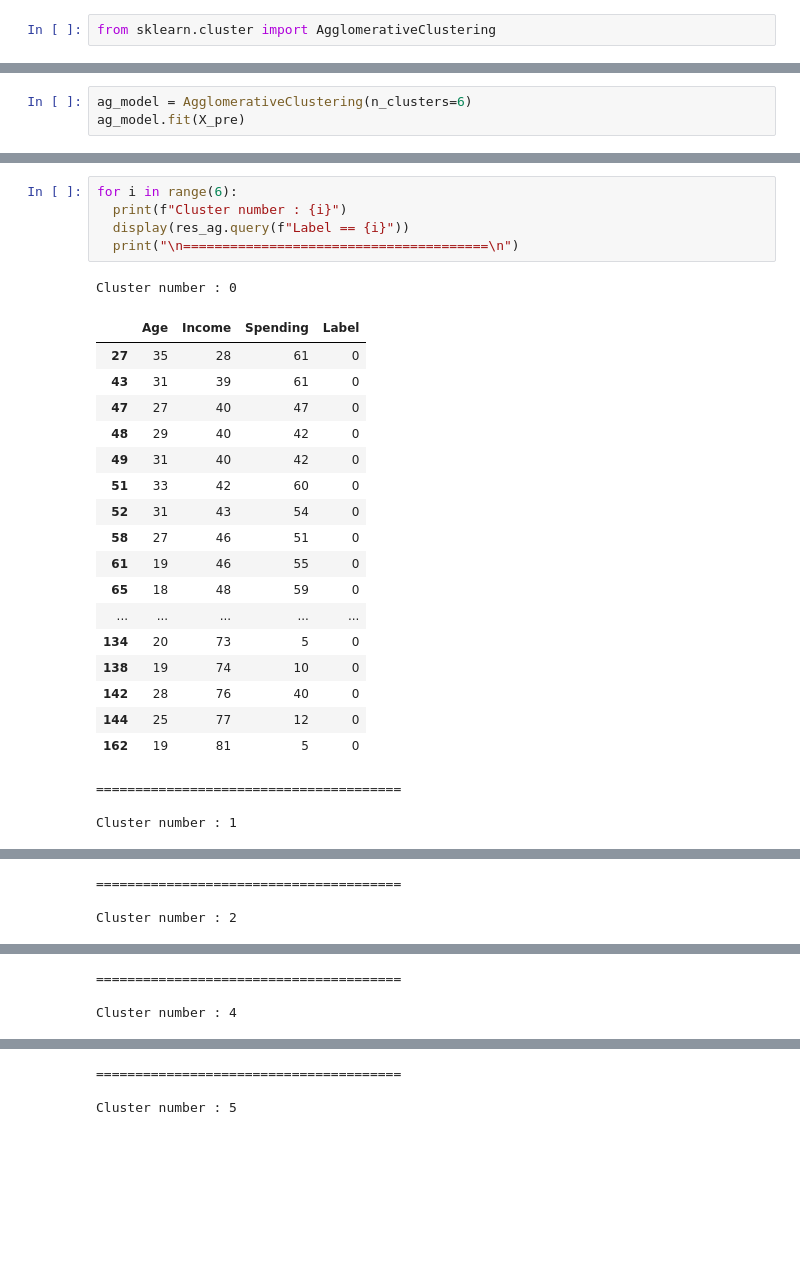
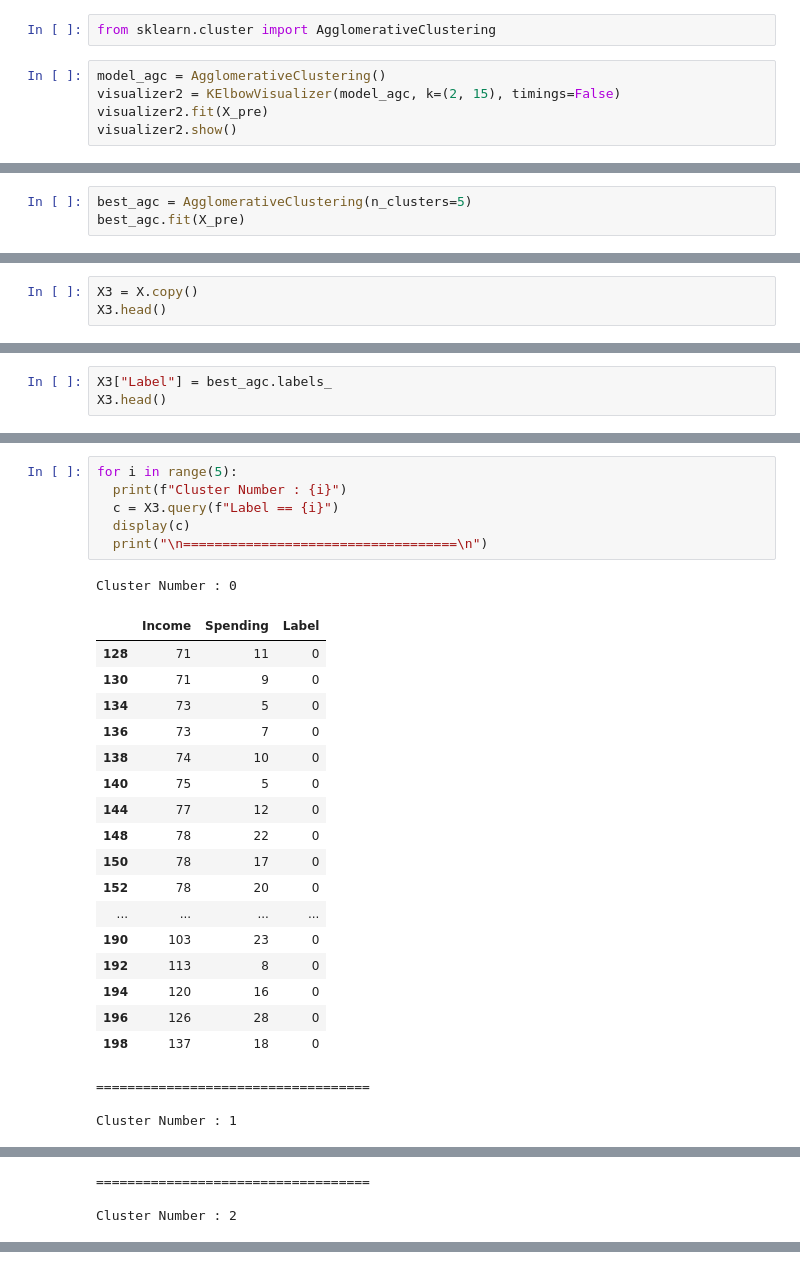
Before and after one commit to utkarshg1/Test1, a Jupyter notebook: Clustering.ipynb, the cells around one changed output, grey strips where cells are left out. Saved outputs shown, nothing was run; the diff lists cells and outputs as text; blank space fills up the shorter version.

```diff
--- a/Clustering.ipynb
+++ b/Clustering.ipynb
@@ -313,2 +299,7 @@ X_pre
 # %%
 from sklearn.cluster import AgglomerativeClustering
+# %%
+model_agc = AgglomerativeClustering()
+visualizer2 = KElbowVisualizer(model_agc, k=(2, 15), timings=False)
+visualizer2.fit(X_pre)
+visualizer2.show()
@@ -315,4 +320,4 @@ from sklearn.cluster import AgglomerativeClustering
 # %%
-ag_model = AgglomerativeClustering(n_clusters=6)
-ag_model.fit(X_pre)
+best_agc = AgglomerativeClustering(n_clusters=5)
+best_agc.fit(X_pre)
 # %% [output]
@@ -352,0 +325,3 @@ res_ag
+# %%
+X3 = X.copy()
+X3.head()
@@ -352,0 +335,3 @@ res_ag
+# %%
+X3["Label"] = best_agc.labels_
+X3.head()
@@ -353,27 +345,28 @@ res_ag
 # %%
-for i in range(6):
-  print(f"Cluster number : {i}")
-  display(res_ag.query(f"Label == {i}"))
-  print("\n=======================================\n")
+for i in range(5):
+  print(f"Cluster Number : {i}")
+  c = X3.query(f"Label == {i}")
+  display(c)
+  print("\n===================================\n")
 # %% [output]
-Cluster number : 0
+Cluster Number : 0
-|  | Age | Income | Spending | Label |
-| 27 | 35 | 28 | 61 | 0 |
-| 43 | 31 | 39 | 61 | 0 |
-| 47 | 27 | 40 | 47 | 0 |
-| 48 | 29 | 40 | 42 | 0 |
-| 49 | 31 | 40 | 42 | 0 |
-| 51 | 33 | 42 | 60 | 0 |
-| 52 | 31 | 43 | 54 | 0 |
-| 58 | 27 | 46 | 51 | 0 |
-| 61 | 19 | 46 | 55 | 0 |
-| 65 | 18 | 48 | 59 | 0 |
-| ... | ... | ... | ... | ... |
-| 134 | 20 | 73 | 5 | 0 |
-| 138 | 19 | 74 | 10 | 0 |
-| 142 | 28 | 76 | 40 | 0 |
-| 144 | 25 | 77 | 12 | 0 |
-| 162 | 19 | 81 | 5 | 0 |
+|  | Income | Spending | Label |
+| 128 | 71 | 11 | 0 |
+| 130 | 71 | 9 | 0 |
+| 134 | 73 | 5 | 0 |
+| 136 | 73 | 7 | 0 |
+| 138 | 74 | 10 | 0 |
+| 140 | 75 | 5 | 0 |
+| 144 | 77 | 12 | 0 |
+| 148 | 78 | 22 | 0 |
+| 150 | 78 | 17 | 0 |
+| 152 | 78 | 20 | 0 |
+| ... | ... | ... | ... |
+| 190 | 103 | 23 | 0 |
+| 192 | 113 | 8 | 0 |
+| 194 | 120 | 16 | 0 |
+| 196 | 126 | 28 | 0 |
+| 198 | 137 | 18 | 0 |
-=======================================
+===================================
 
-Cluster number : 1
+Cluster Number : 1
@@ -397,3 +390,3 @@ Cluster number : 1
-=======================================
+===================================
 
-Cluster number : 2
+Cluster Number : 2
@@ -437,3 +425,0 @@ Cluster number : 3
-=======================================
-
-Cluster number : 4
@@ -457,3 +445,0 @@ Cluster number : 4
-=======================================
-
-Cluster number : 5
```
Also changed, not shown: parts of 51 cells of this notebook.
